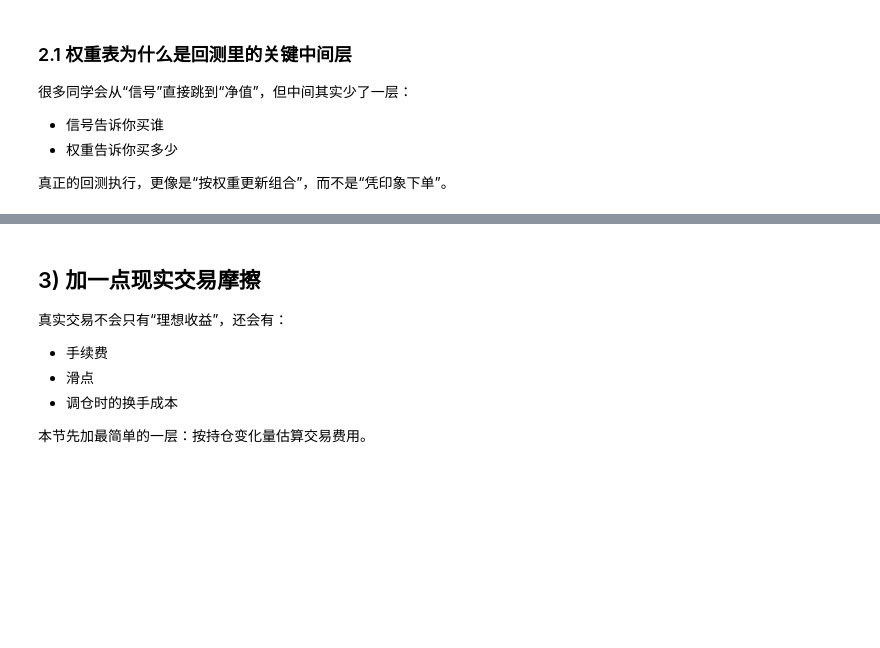
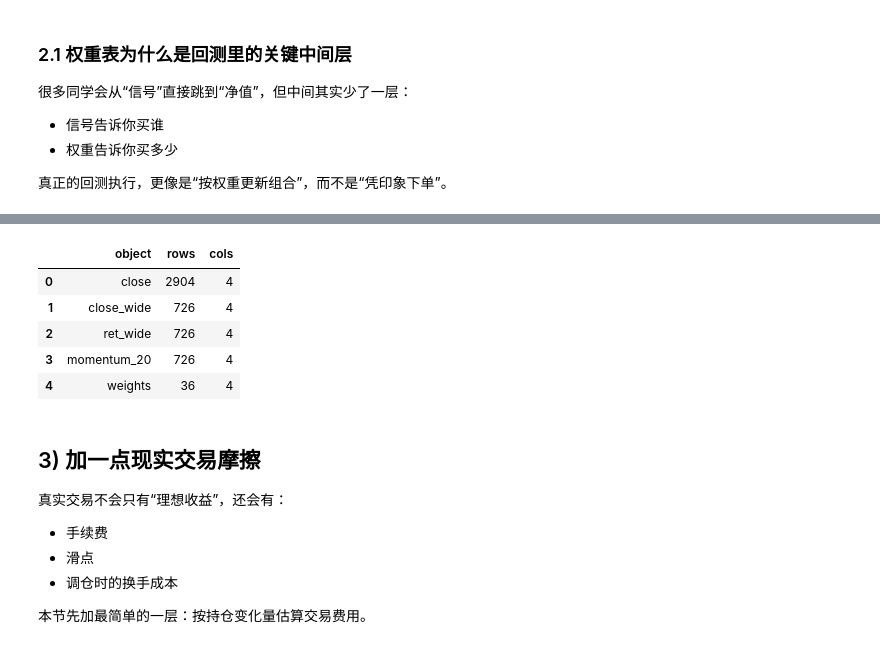
Before and after one commit to GoodNight0721/fec_workshop, a Jupyter notebook: quant_investing/compact_6lectures/C03_回测闭环与RQAlpha模板.ipynb, the cells around one changed output, grey strips where cells are left out. Saved outputs shown, nothing was run; the diff lists cells and outputs as text; code cells hidden in the pictures; blank space fills up the shorter version.

```diff
--- a/quant_investing/compact_6lectures/C03_回测闭环与RQAlpha模板.ipynb
+++ b/quant_investing/compact_6lectures/C03_回测闭环与RQAlpha模板.ipynb
@@ -111,3 +190,19 @@ nav.head()
+# %%
+# 先看回测链路里最关键的几个对象长什么样
+pipeline_shapes = pd.DataFrame({
+    "object": ["close", "close_wide", "ret_wide", "momentum_20", "weights"],
+    "rows": [len(close), len(close_wide), len(ret_wide), len(momentum_20), len(weights)],
+    "cols": [close.shape[1], close_wide.shape[1], ret_wide.shape[1], momentum_20.shape[1], weights.shape[1]],
+})
+
+pipeline_shapes
+# %% [output]
+|  | object | rows | cols |
+| 0 | close | 2904 | 4 |
+| 1 | close_wide | 726 | 4 |
+| 2 | ret_wide | 726 | 4 |
+| 3 | momentum_20 | 726 | 4 |
+| 4 | weights | 36 | 4 |
 # %% [markdown]
 ## 3) 加一点现实交易摩擦
 真实交易不会只有“理想收益”，还会有：
```
Also changed, not shown: parts of 36 cells of this notebook.
